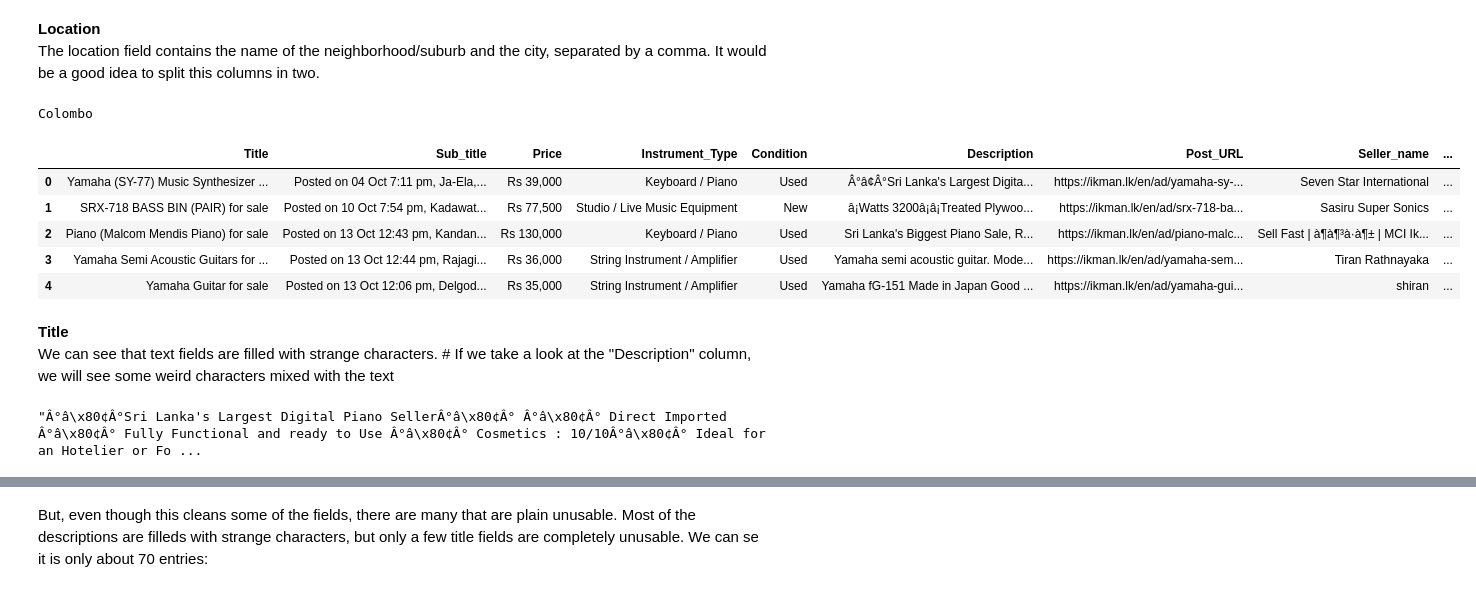
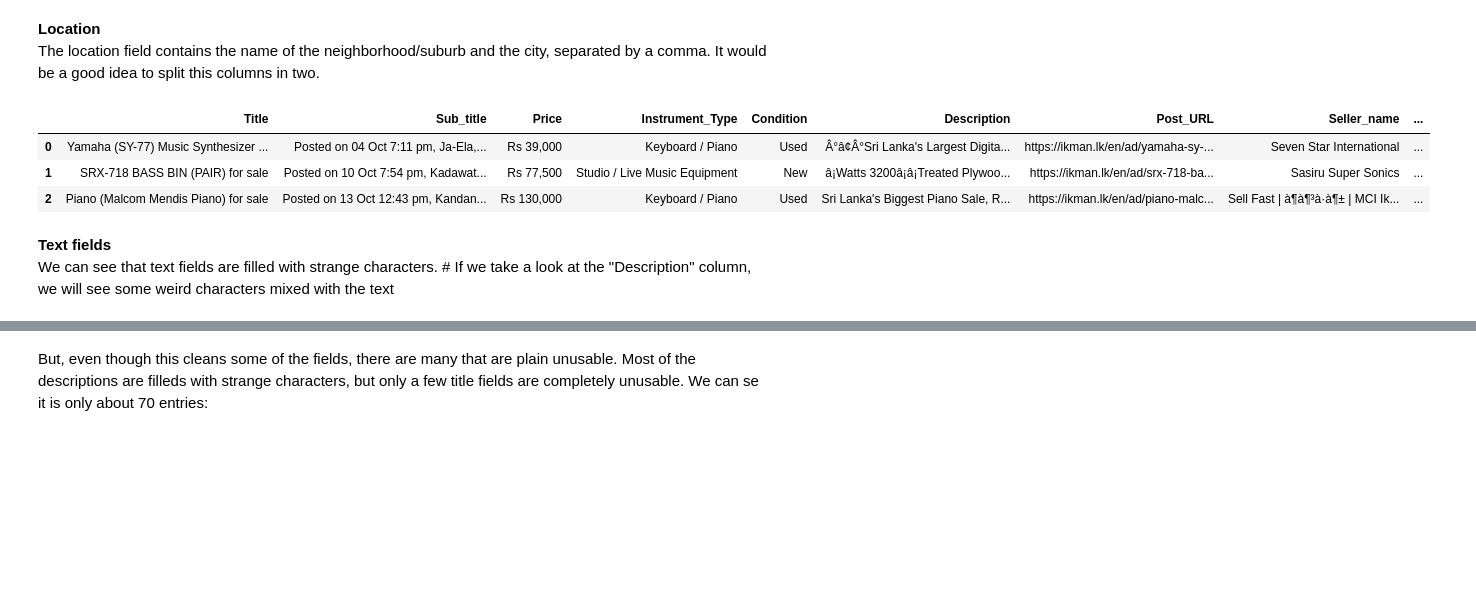
Before and after one commit to LeandroHornos/musical-instruments-prices, a Jupyter notebook: data-wrangling.ipynb, the cells around one changed output, grey strips where cells are left out. Saved outputs shown, nothing was run; the diff lists cells and outputs as text; code cells hidden in the pictures; blank space fills up the shorter version.

Commit message:
Improved text fields cleaning with regexs

```diff
--- a/data-wrangling.ipynb
+++ b/data-wrangling.ipynb
@@ -79,10 +80,9 @@ def getLocation(location, option="city"):
     else:
         return np.nan
 
-print(getLocation("Rajagiriya, Colombo", "city"))
+
 df[["Neigborhood", "City"]] = df['Location'].apply(lambda x: pd.Series([getLocation(x,"neighborhood"),getLocation(x,"city")]))
 df.drop(["Location"],axis=1, inplace=True)
-df.head()
+df.head(3)
 # %% [output]
-Colombo
 |  | Title | Sub_title | Price | Instrument_Type | Condition | Description | Post_URL | Seller_name | ... |
@@ -92,12 +92,4 @@ Colombo
-| 3 | Yamaha Semi Acoustic Guitars for ... | Posted on 13 Oct 12:44 pm, Rajagi... | Rs 36,000 | String Instrument / Amplifier | Used | Yamaha semi acoustic guitar. Mode... | https://ikman.lk/en/ad/yamaha-sem... | Tiran Rathnayaka | ... |
-| 4 | Yamaha Guitar for sale | Posted on 13 Oct 12:06 pm, Delgod... | Rs 35,000 | String Instrument / Amplifier | Used | Yamaha fG-151 Made in Japan Good ... | https://ikman.lk/en/ad/yamaha-gui... | shiran | ... |
 # %% [markdown]
-**Title**<br>
+**Text fields**<br>
 We can see that text fields are filled with strange characters. # If we take a look at the "Description" column, we will see some weird characters mixed with the text
-# %%
-# Let's se an example:
-badtext = df.iloc[0].Description
-badtext
-# %% [output]
-"Â°â\x80¢Â°Sri Lanka's Largest Digital Piano SellerÂ°â\x80¢Â° Â°â\x80¢Â° Direct Imported Â°â\x80¢Â° Fully Functional and ready to Use Â°â\x80¢Â° Cosmetics : 10/10Â°â\x80¢Â° Ideal for an Hotelier or Fo ...
 # %%
```
Also changed, not shown: parts of 14 cells of this notebook, 3 other files.
